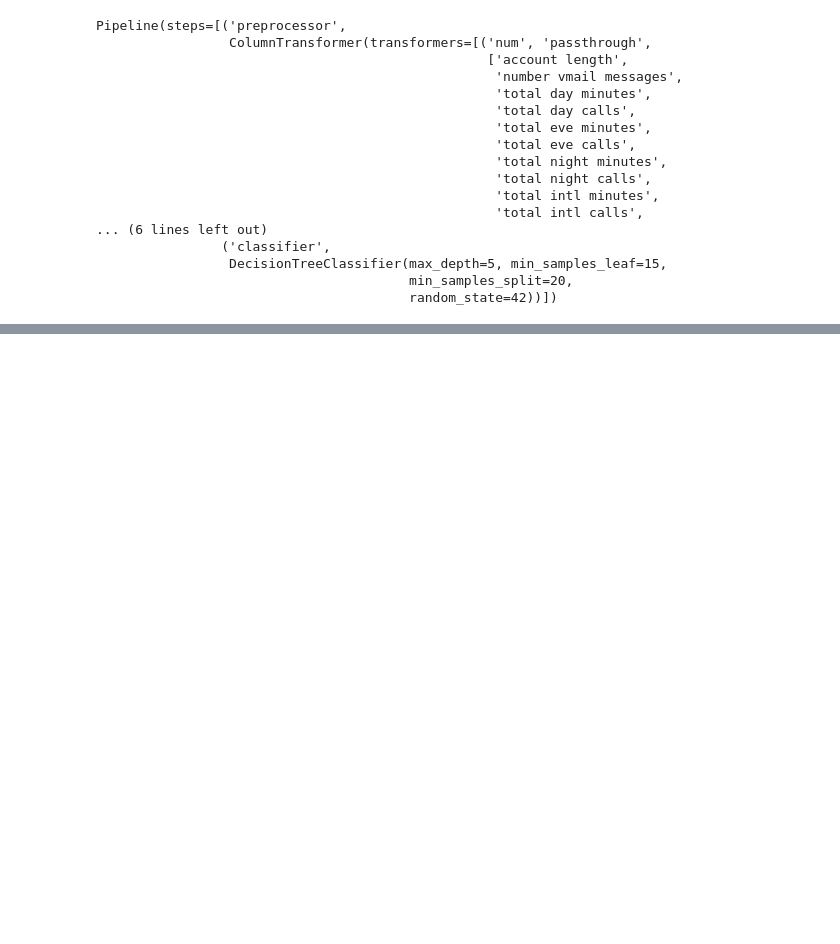
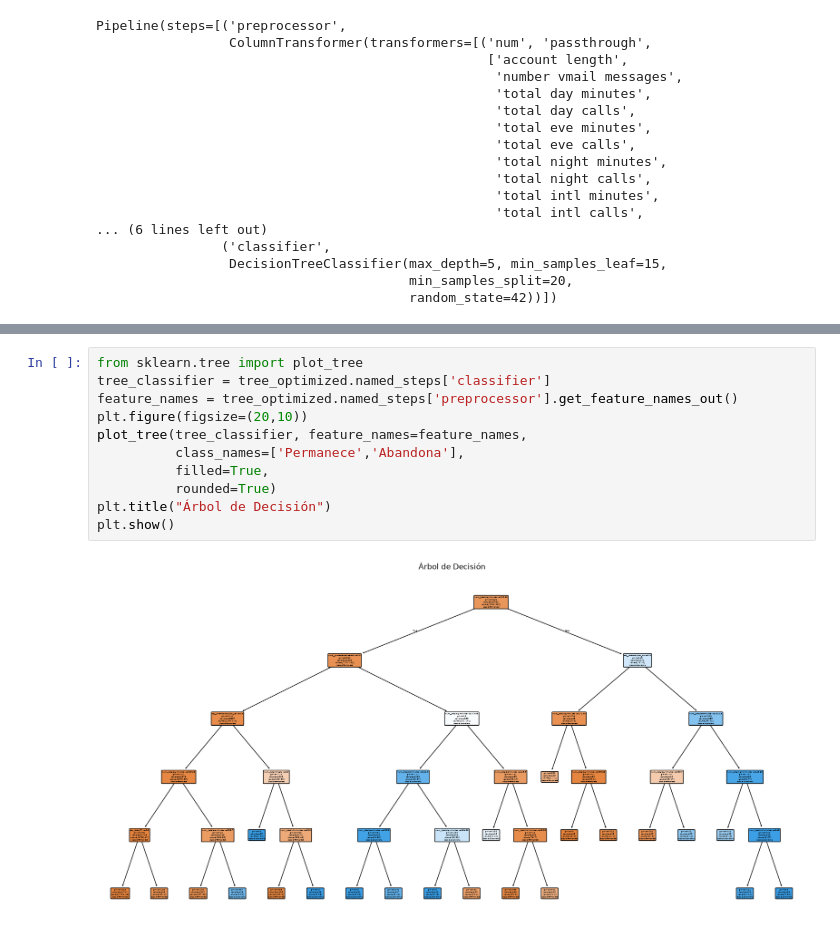
Before and after one commit to miguelmartinezlandeo-design/clasificacion_telefono, a Jupyter notebook: dessiontree.ipynb, the cells around one changed output, grey strips where cells are left out. Drawn from its saved outputs; the diff is of its cells as text; blank space fills up the shorter version.

```diff
--- a/dessiontree.ipynb
+++ b/dessiontree.ipynb
@@ -694,0 +857,13 @@ Pipeline(steps=[('preprocessor',
+# %%
+from sklearn.tree import plot_tree
+tree_classifier = tree_optimized.named_steps['classifier']
+feature_names = tree_optimized.named_steps['preprocessor'].get_feature_names_out()
+plt.figure(figsize=(20,10))
+plot_tree(tree_classifier, feature_names=feature_names,
+          class_names=['Permanece','Abandona'],
+          filled=True,
+          rounded=True)
+plt.title("Árbol de Decisión")
+plt.show()
+# %% [output]
+[figure, added]
```
Also changed, not shown: parts of 10 cells of this notebook, 1 other file.
